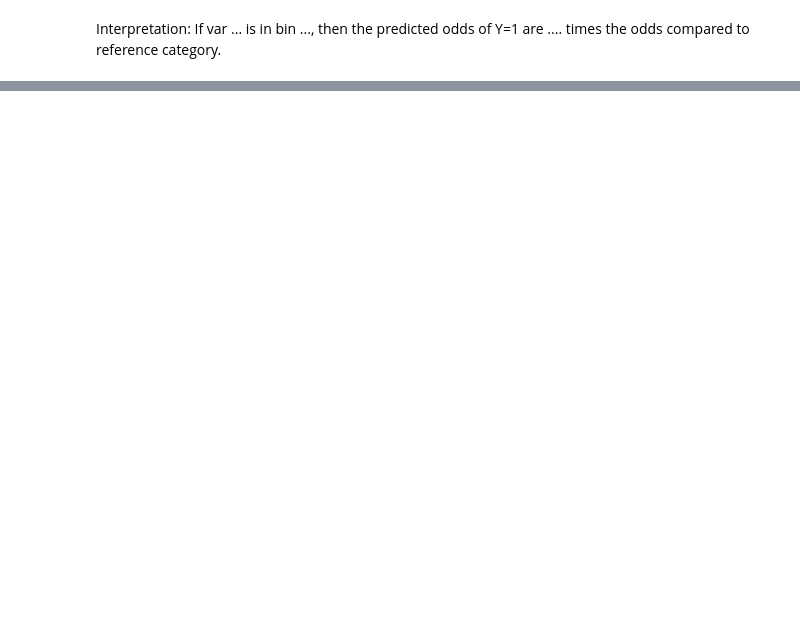
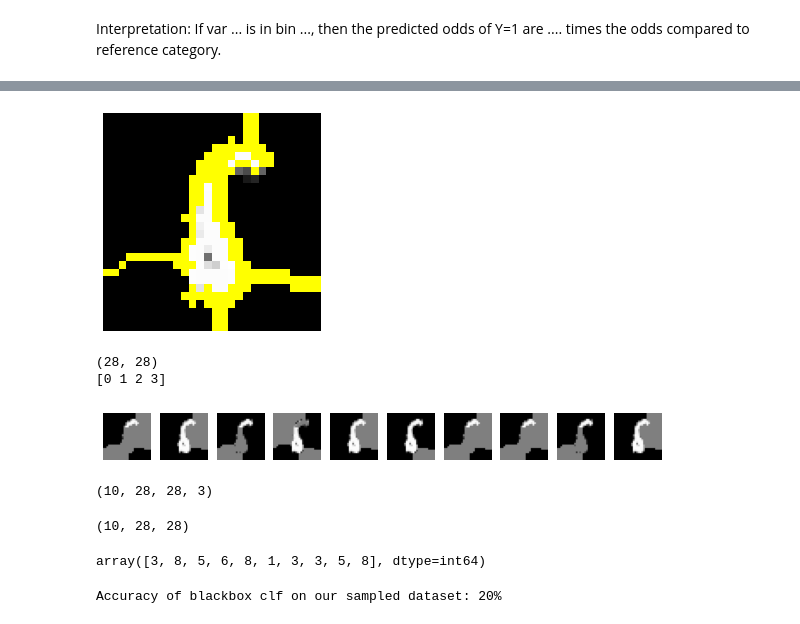
Before and after one commit to ngandlau/fun, a Jupyter notebook: understanding-lime.ipynb, the cells around one changed output, grey strips where cells are left out. Saved outputs shown, nothing was run; the diff lists cells and outputs as text; code cells hidden in the pictures; blank space fills up the shorter version.

```diff
--- a/understanding-lime.ipynb
+++ b/understanding-lime.ipynb
@@ -359,0 +523,4 @@ Interpretation: If var ... is in bin ..., then the predicted odds of Y=1 are ...
+# %%
+# segmentation algorithms require the image to have 3 color channels
+from skimage.color import gray2rgb
+image = gray2rgb(x)
@@ -359,0 +542,22 @@ Interpretation: If var ... is in bin ..., then the predicted odds of Y=1 are ...
+# %%
+# segment image x_i into superpixels using QUICKSHIFT
+from skimage.segmentation import quickshift
+
+segments = quickshift(
+    image,
+    kernel_size=1.5,
+    max_dist=100,
+    ratio=0.3
+)
+
+plt.imshow(mark_boundaries(image, segments))
+plt.axis("off")
+plt.show()
+# %% [output]
+[figure, added]
+# %%
+print(segments.shape)
+print(np.unique(segments))
+# %% [output]
+(28, 28)
+[0 1 2 3]
@@ -359,0 +593,31 @@ Interpretation: If var ... is in bin ..., then the predicted odds of Y=1 are ...
+# %%
+fig, axs = plt.subplots(1, n_samples, figsize=(10, 5))
+for s, ax in zip(samples, axs):
+    ax.imshow(s)
+    ax.axis("off")
+# %% [output]
+[figure, added]
+# %%
+Z = np.array(samples)
+Z.shape
+# %% [output]
+(10, 28, 28, 3)
+# %%
+# our classifier was trained on grayscale images
+from skimage.color import rgb2gray
+Z = rgb2gray(Z)
+Z.shape
+# %% [output]
+(10, 28, 28)
+# %%
+# classify sampled images using blackbox classifier
+out = net(torch.Tensor(Z))
+preds = torch.argmax(out, dim=1).numpy()
+preds
+# %% [output]
+array([3, 8, 5, 6, 8, 1, 3, 3, 5, 8], dtype=int64)
+# %%
+acc = (preds == y_train[i].numpy()).mean()
+print(f"Accuracy of blackbox clf on our sampled dataset: {round(acc*100)}%")
+# %% [output]
+Accuracy of blackbox clf on our sampled dataset: 20%
```
Also changed, not shown: parts of 25 cells of this notebook, 1 other file.
